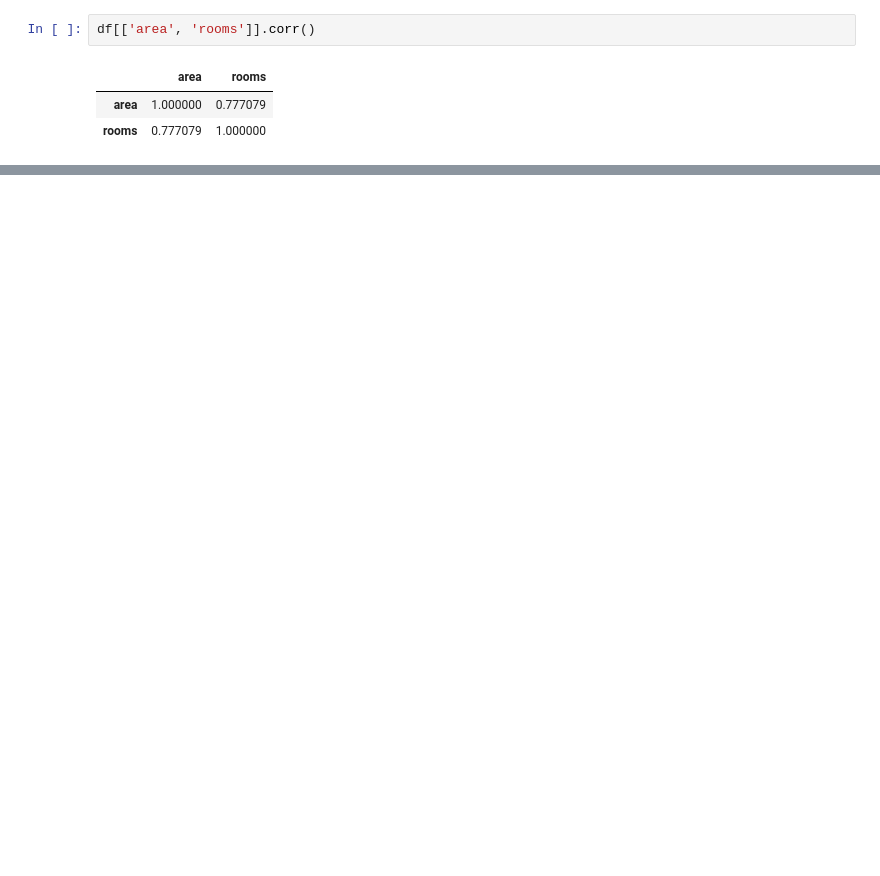
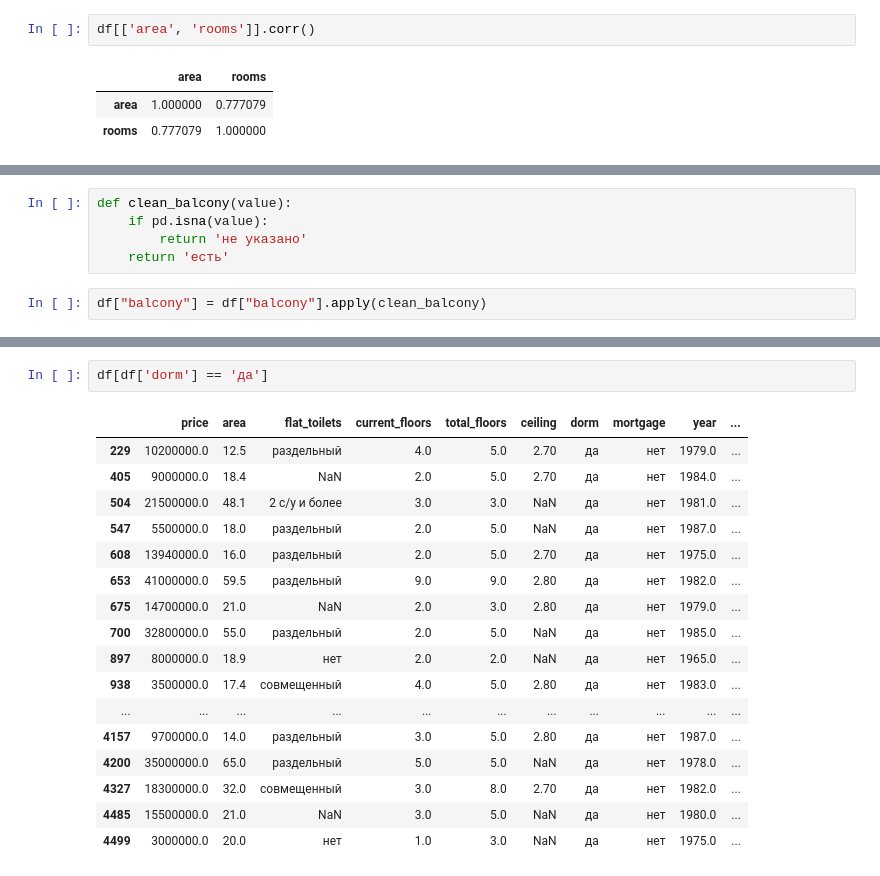
Before and after one commit to SultanMukashev/AILabEngineers, a Jupyter notebook: task3/notebooks/eda.ipynb, the cells around one changed output, grey strips where cells are left out. Saved outputs shown, nothing was run; the diff lists cells and outputs as text; blank space fills up the shorter version.

```diff
--- a/task3/notebooks/eda.ipynb
+++ b/task3/notebooks/eda.ipynb
@@ -536,0 +617,7 @@ df[['area', 'rooms']].corr()
+# %%
+def clean_balcony(value):
+    if pd.isna(value):
+        return 'не указано'
+    return 'есть'
+# %%
+df["balcony"] = df["balcony"].apply(clean_balcony)
@@ -536,0 +699,20 @@ df[['area', 'rooms']].corr()
+# %%
+df[df['dorm'] == 'да']
+# %% [output]
+|  | price | area | flat_toilets | current_floors | total_floors | ceiling | dorm | mortgage | year | ... |
+| 229 | 10200000.0 | 12.5 | раздельный | 4.0 | 5.0 | 2.70 | да | нет | 1979.0 | ... |
+| 405 | 9000000.0 | 18.4 | NaN | 2.0 | 5.0 | 2.70 | да | нет | 1984.0 | ... |
+| 504 | 21500000.0 | 48.1 | 2 с/у и более | 3.0 | 3.0 | NaN | да | нет | 1981.0 | ... |
+| 547 | 5500000.0 | 18.0 | раздельный | 2.0 | 5.0 | NaN | да | нет | 1987.0 | ... |
+| 608 | 13940000.0 | 16.0 | раздельный | 2.0 | 5.0 | 2.70 | да | нет | 1975.0 | ... |
+| 653 | 41000000.0 | 59.5 | раздельный | 9.0 | 9.0 | 2.80 | да | нет | 1982.0 | ... |
+| 675 | 14700000.0 | 21.0 | NaN | 2.0 | 3.0 | 2.80 | да | нет | 1979.0 | ... |
+| 700 | 32800000.0 | 55.0 | раздельный | 2.0 | 5.0 | NaN | да | нет | 1985.0 | ... |
+| 897 | 8000000.0 | 18.9 | нет | 2.0 | 2.0 | NaN | да | нет | 1965.0 | ... |
+| 938 | 3500000.0 | 17.4 | совмещенный | 4.0 | 5.0 | 2.80 | да | нет | 1983.0 | ... |
+| ... | ... | ... | ... | ... | ... | ... | ... | ... | ... | ... |
+| 4157 | 9700000.0 | 14.0 | раздельный | 3.0 | 5.0 | 2.80 | да | нет | 1987.0 | ... |
+| 4200 | 35000000.0 | 65.0 | раздельный | 5.0 | 5.0 | NaN | да | нет | 1978.0 | ... |
+| 4327 | 18300000.0 | 32.0 | совмещенный | 3.0 | 8.0 | 2.70 | да | нет | 1982.0 | ... |
+| 4485 | 15500000.0 | 21.0 | NaN | 3.0 | 5.0 | NaN | да | нет | 1980.0 | ... |
+| 4499 | 3000000.0 | 20.0 | нет | 1.0 | 3.0 | NaN | да | нет | 1975.0 | ... |
```
Also changed, not shown: parts of 21 cells of this notebook, 4 other files.
